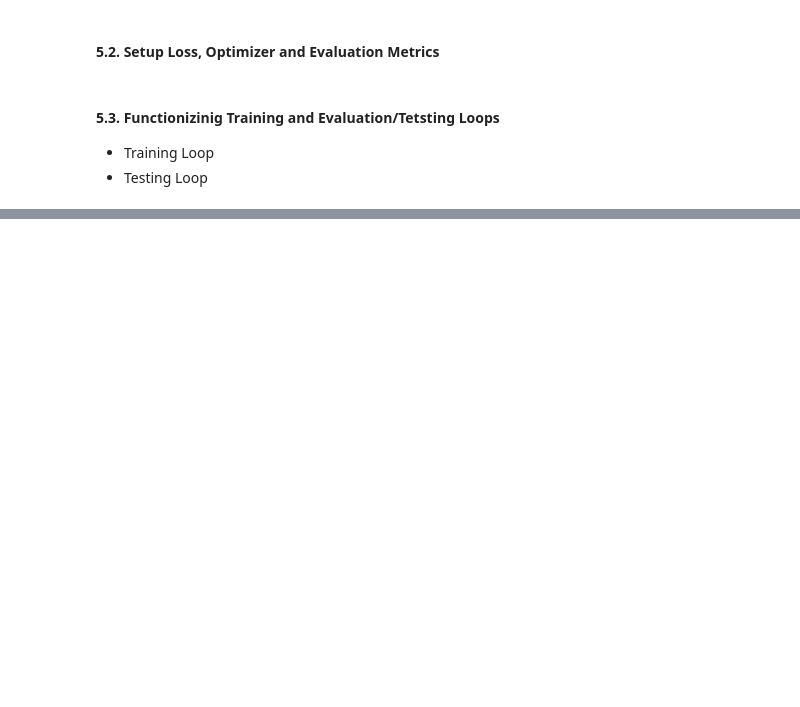
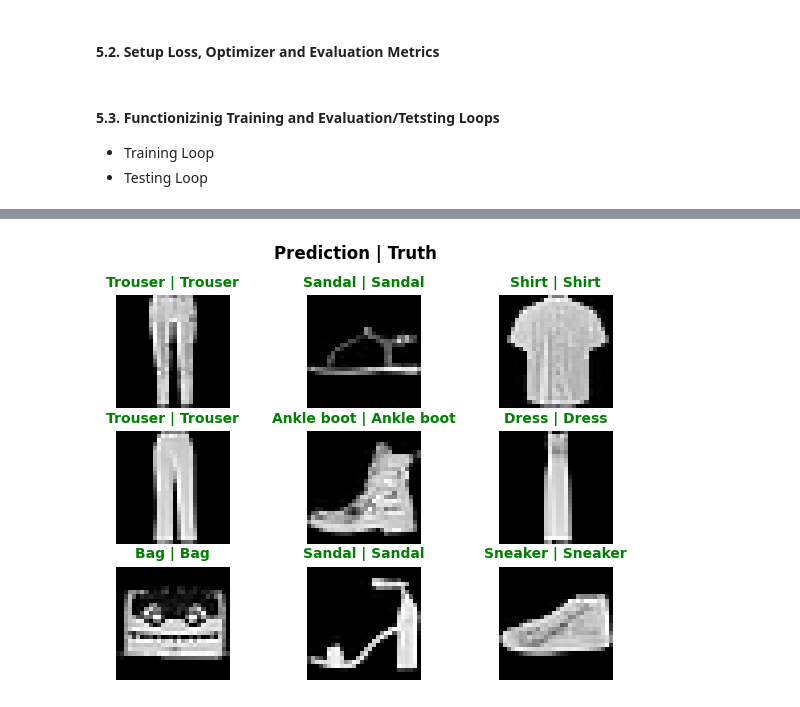
Before and after one commit to Golden572/PhD_Self-Study_RIT, a Jupyter notebook: Courses/PyTorch for Deep Learning & Machine Learning - Full Course/03_Live_pytorch_computer_vision.ipynb, the cells around one changed output, grey strips where cells are left out. Drawn from its saved outputs; the diff is of its cells as text; code cells hidden in the pictures; blank space fills up the shorter version.

```diff
--- a/Courses/PyTorch for Deep Learning & Machine Learning - Full Course/03_Live_pytorch_computer_vision.ipynb
+++ b/Courses/PyTorch for Deep Learning & Machine Learning - Full Course/03_Live_pytorch_computer_vision.ipynb
@@ -451,7 +451,7 @@ class FashionMNISTModelV1(nn.Module):
         return self.layer_stack(x)
 
 torch.manual_seed(MY_SEED); torch.cuda.manual_seed(MY_SEED)
-model_1 = FashionMNISTModelV1(input_shape=28*28, output_shape=len(class_names), hidden_units=10).to(device)
+model_1 = FashionMNISTModelV1(input_shape=28*28, output_shape=len(class_names), hidden_units=30).to(device)
 model_1, next(model_1.parameters()).device
 # %% [output]
 (FashionMNISTModelV1(
@@ -571,0 +700,6 @@ model_1_results, model_0_results
+# %%
+# Setup loss_fn, otpimizer and eval metrics
+from helper_functions import accuracy_fn
+
+criterion_2 = nn.CrossEntropyLoss()
+optimizer_2 = torch.optim.SGD(params=model_2.parameters(), lr=0.1)
@@ -571,0 +820,41 @@ model_1_results, model_0_results
+# %%
+# Select random samples
+import random
+# random.seed(MY_SEED)
+test_samples = []
+test_labels = []
+
+for sample, label in random.sample(list(test_data), k=9):
+    test_samples.append(sample)
+    test_labels.append(label)
+
+test_samples[0].shape
+
+
+
+# Make prediction
+preds_model_2 = make_predictions(model=model_2, data=test_samples)
+preds_model_2.squeeze(0).T.squeeze(0)
+
+
+
+# Plot figures
+plt.figure(figsize=(7,5))
+n_rows=3; n_cols=3;
+
+for i, sample in enumerate(test_samples):
+    plt.subplot(n_rows, n_cols, i+1)
+    plt.imshow(sample.squeeze(), cmap='gray'); plt.axis(False)
+
+    pred_label = class_names[preds_model_2[i]]
+    true_label = class_names[test_labels[i]]
+
+    text_title = f'{pred_label} | {true_label}'
+
+    if pred_label == true_label:
+        plt.title(text_title, fontsize=10, c='g', weight='bold')
+    else:
+        plt.title(text_title, fontsize=10, c='r', weight='bold')
+    plt.suptitle('Prediction | Truth', fontsize=12, weight='bold')
+# %% [output]
+[figure, added]
```
Also changed, not shown: parts of 27 cells of this notebook.
